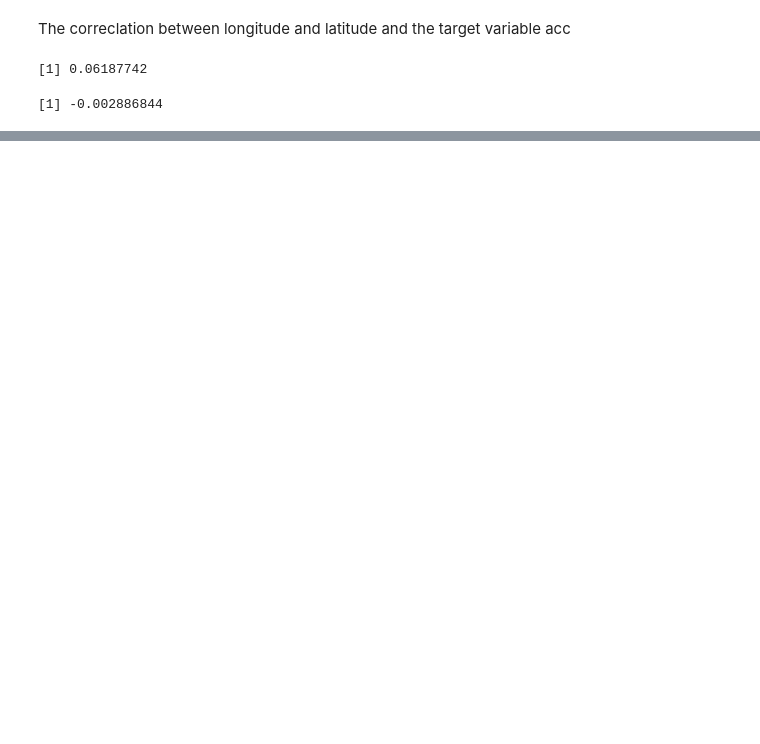
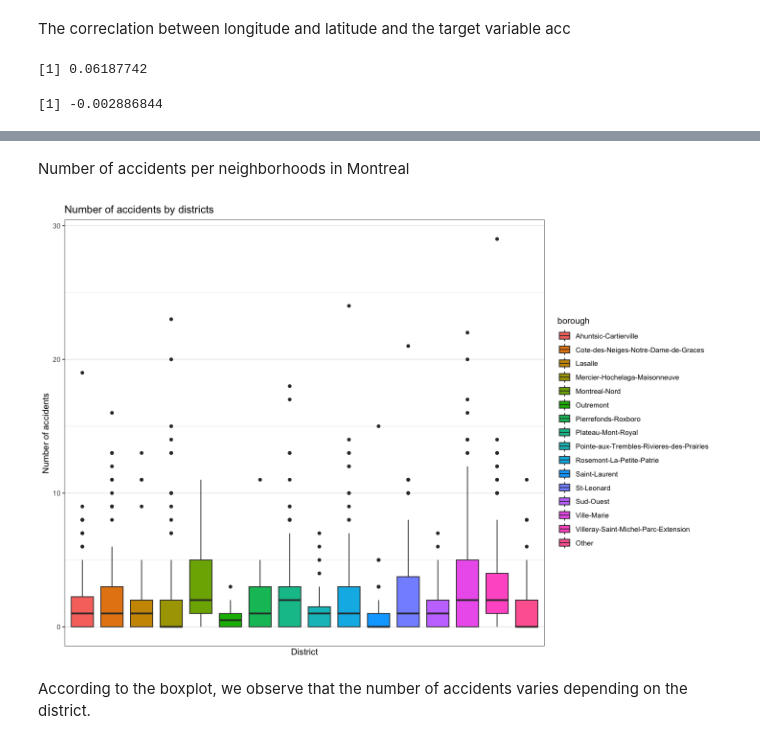
Before and after one commit to mus514/Road-accident-in-Montreal, a Jupyter notebook: project.ipynb, the cells around one changed output, grey strips where cells are left out. Drawn from its saved outputs; the diff is of its cells as text; code cells hidden in the pictures; blank space fills up the shorter version.

```diff
--- a/project.ipynb
+++ b/project.ipynb
@@ -52,0 +186,13 @@ df[c("x", "y", "rue_1", "rue_2", "street_1", "street_2", "date_")] <- NULL
+# %% [markdown]
+Number of accidents per neighborhoods in Montreal
+# %%
+options(repr.plot.width = 12, repr.plot.height = 8)
+ggplot(df, aes(x = borough, y = acc, fill = borough)) +
+  geom_boxplot() +
+  labs(title = "Number of accidents by districts", x = "District", y = "Number of accidents") + # nolint
+  scale_x_discrete(labels = NULL, breaks = NULL) +
+  theme_bw()
+# %% [output]
+[figure, added]
+# %% [markdown]
+According to the boxplot, we observe that the number of accidents varies depending on the district.
```
Also changed, not shown: parts of 19 cells of this notebook.
